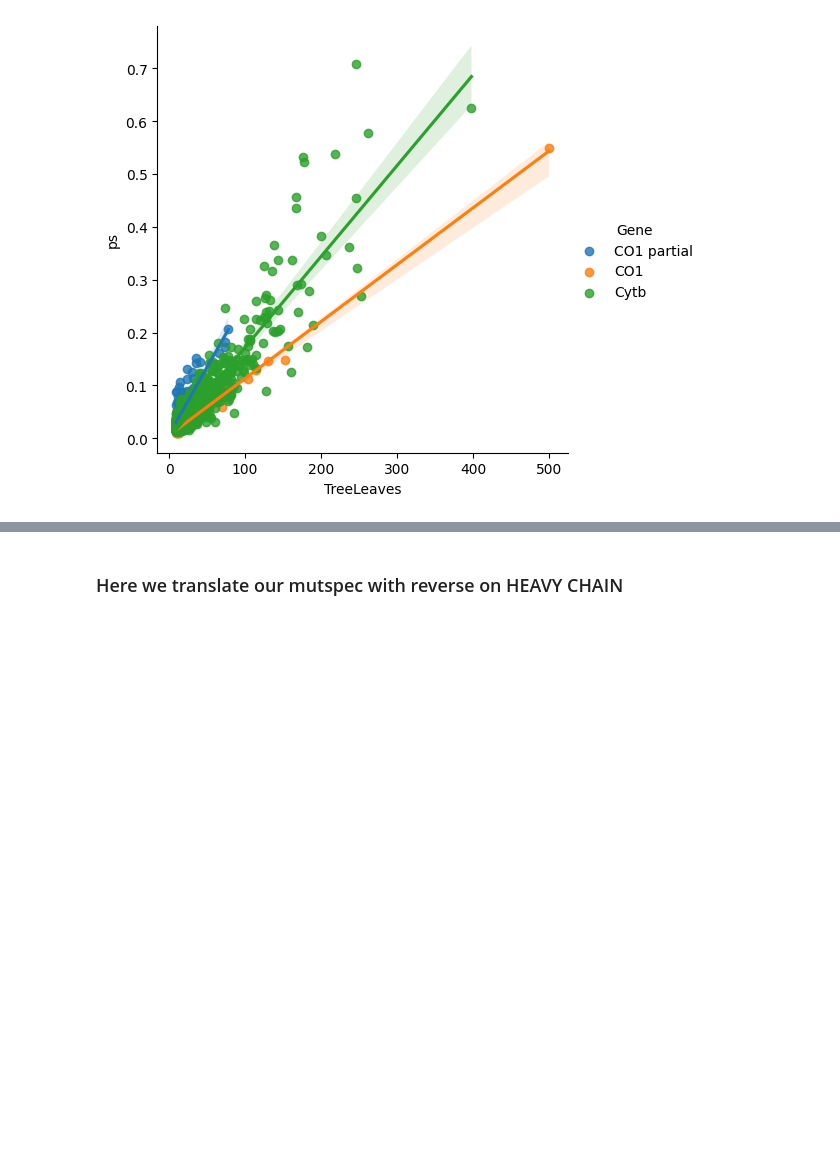
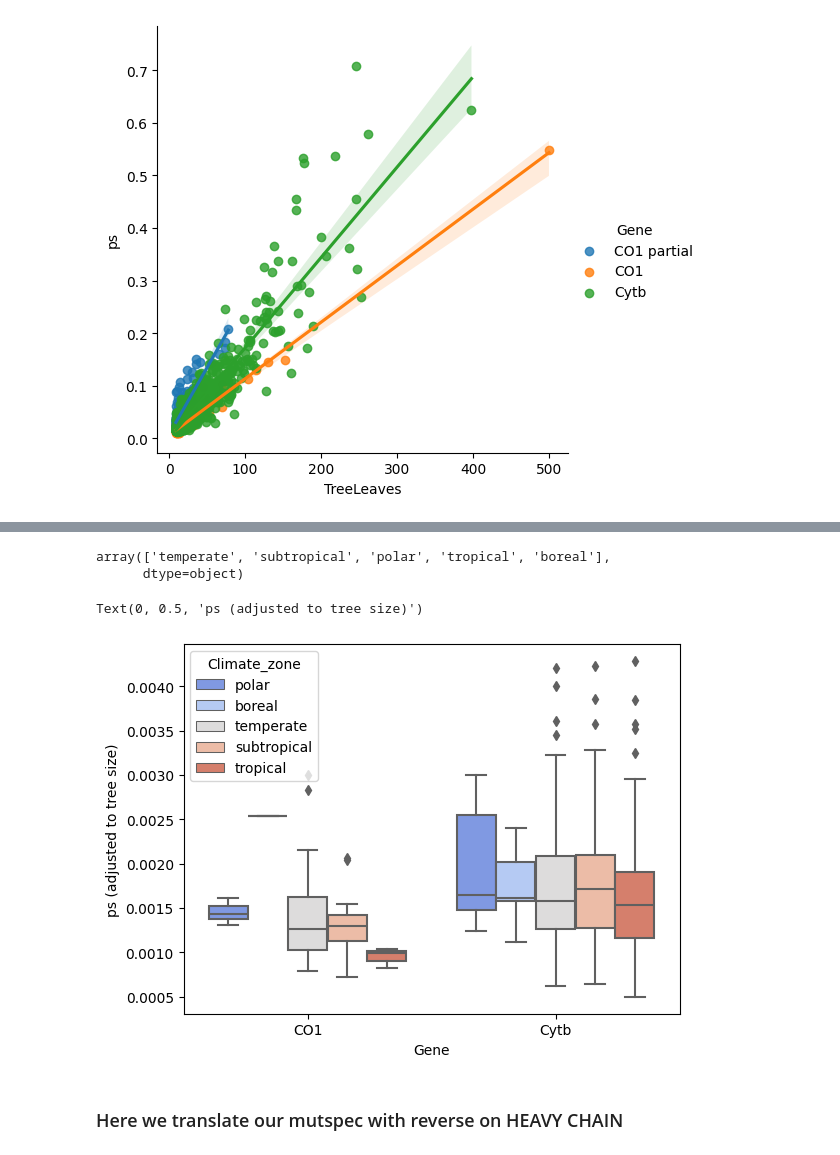
Before and after one commit to mitoclub/TemperatureEffectsOnMtDNAspectra, a Jupyter notebook: analysis/plot_mutspec192.ipynb, the cells around one changed output, grey strips where cells are left out. Saved outputs shown, nothing was run; the diff lists cells and outputs as text; code cells hidden in the pictures; blank space fills up the shorter version.

```diff
--- a/analysis/plot_mutspec192.ipynb
+++ b/analysis/plot_mutspec192.ipynb
@@ -183,3 +209,16 @@ ps_df.corr('spearman')
+# %%
+ps_df_gr.Climate_zone.unique()
+# %% [output]
+array(['temperate', 'subtropical', 'polar', 'tropical', 'boreal'],
+      dtype=object)
+# %%
+sns.boxplot(ps_df_gr, hue='Climate_zone', y='ps_adj', x='Gene', palette='coolwarm',
+            order=['CO1', 'Cytb'],
+            hue_order=['polar',  'boreal', 'temperate', 'subtropical', 'tropical',])
+plt.ylabel('ps (adjusted to tree size)')
+# %% [output]
+Text(0, 0.5, 'ps (adjusted to tree size)')
+[figure, added]
 # %% [markdown]
 ### Here we translate our mutspec with reverse on HEAVY CHAIN
 # %%
```
Also changed, not shown: parts of 4 cells of this notebook, 1 other file.
